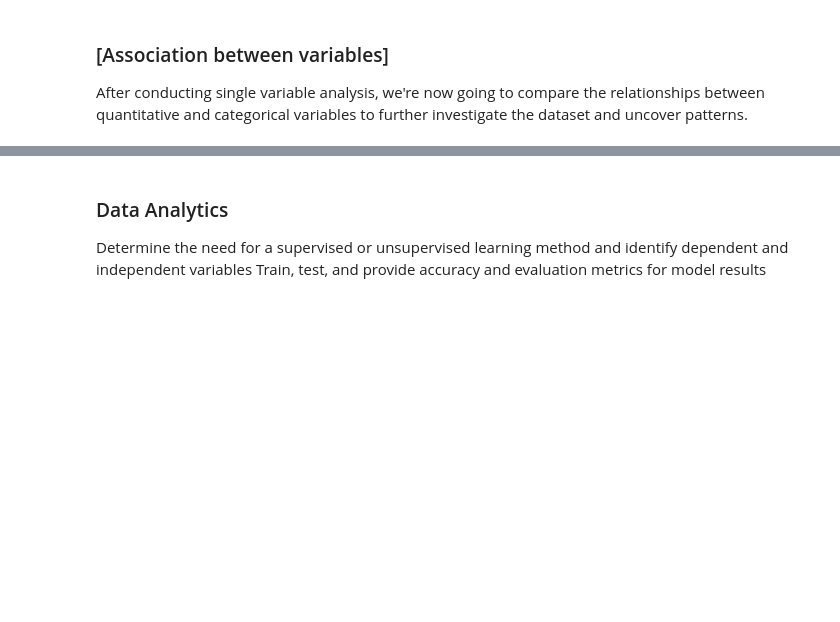
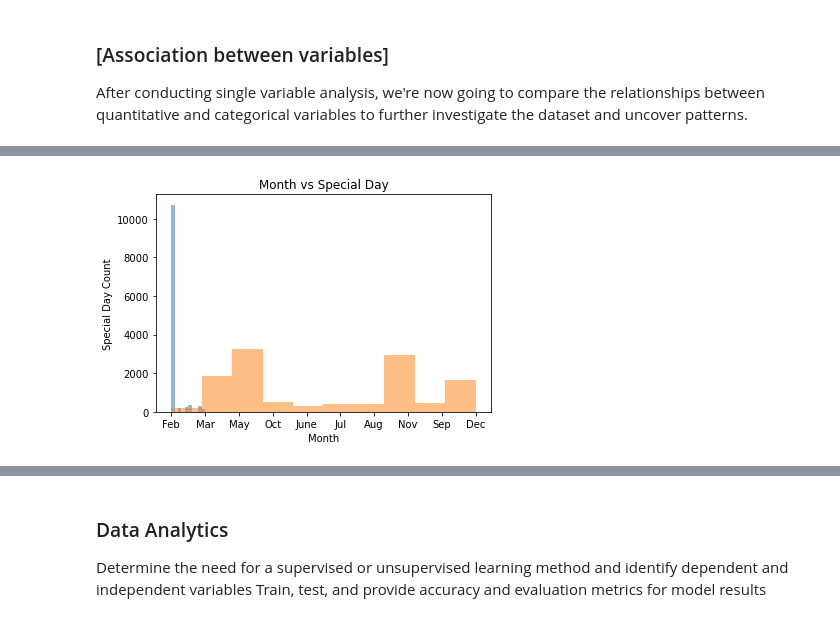
Before and after one commit to ChrisGarciaDS/ECommerce-Analysis, a Jupyter notebook: Ecom-data.ipynb, the cells around one changed output, grey strips where cells are left out. Saved outputs shown, nothing was run; the diff lists cells and outputs as text; code cells hidden in the pictures; blank space fills up the shorter version.

```diff
--- a/Ecom-data.ipynb
+++ b/Ecom-data.ipynb
@@ -313,0 +323,11 @@ After conducting single variable analysis, we're now going to compare the relati
+# %%
+# visualize speacial day and month
+plt.hist(shoppers_df['SpecialDay'], alpha = 0.5)
+plt.hist(shoppers_df['Month'], alpha = 0.5)
+
+plt.title('Month vs Special Day')
+plt.xlabel('Month')
+plt.ylabel('Special Day Count')
+plt.show()
+# %% [output]
+[figure, added]
```
Also changed, not shown: parts of 8 cells of this notebook.
